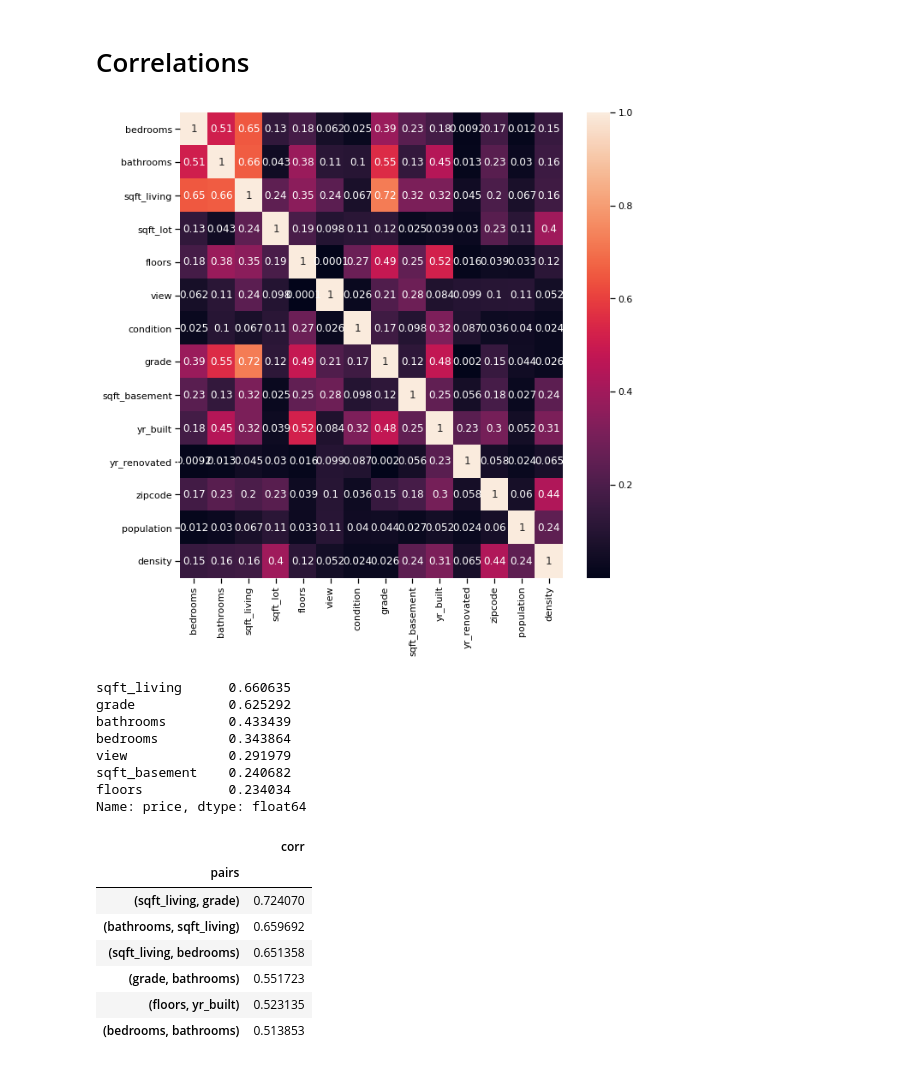
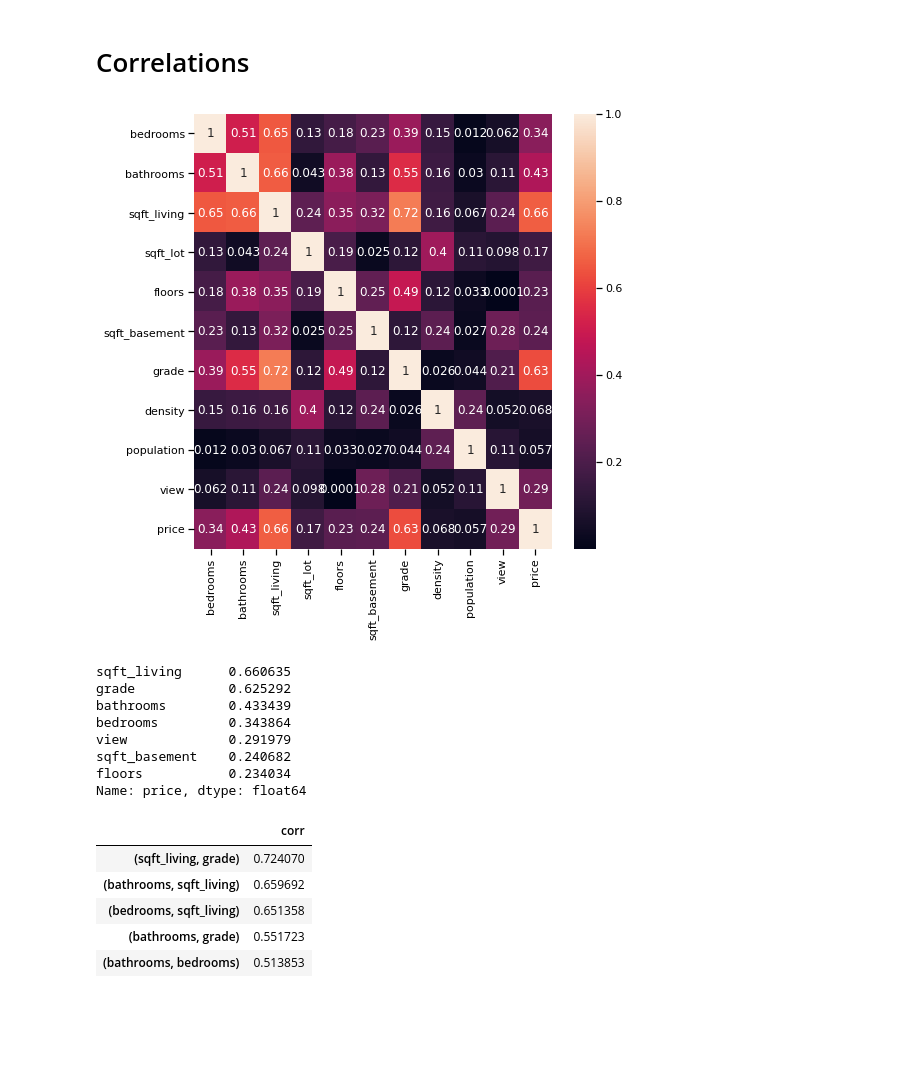
Before and after one commit to rlodetti/Housing_Project, a Jupyter notebook: EDA.ipynb, the cells around one changed output. Saved outputs shown, nothing was run; the diff lists cells and outputs as text; code cells hidden in the pictures; blank space fills up the shorter version.

```diff
--- a/EDA.ipynb
+++ b/EDA.ipynb
@@ -12,7 +30,7 @@ df = pd.read_csv('data/data_clean3.csv')
 # Visualizing numerical data with a pairplot
 nums = [
     'bedrooms', 'bathrooms', 'sqft_living', 'sqft_lot', 'floors',
-    'sqft_basement', 'grade', 'density','population', 'price'
+    'sqft_basement', 'grade', 'density','population','view', 'price'
 ]
 sns.pairplot(data=df[nums]);
 # %% [output]
@@ -46,9 +67,9 @@ for i,j in enumerate(cats):
 # Correlations
 # %%
 # Making a heatmap to visualize correlations between variables.
-fig,ax=plt.subplots(figsize=(10,10))
+fig,ax=plt.subplots(figsize=(8,8))
 sns.heatmap(df[nums].corr().abs(),annot=True,ax=ax);
 # %% [output]
-[figure, old version]
+[figure, new version]
 # %%
 # Sorting the numerical variables by their correlation to price.
@@ -73,27 +89,19 @@ floors           0.234034
 Name: price, dtype: float64
 # %%
 # Looking for multicollinearity by sorting pair-wise correlations between numerical variables.
-num_df = df[[
-    'bedrooms', 'bathrooms', 'sqft_living', 'sqft_lot', 'floors', 'view',
-    'condition', 'grade', 'sqft_basement', 'yr_built', 'yr_renovated',
-    'zipcode', 'population', 'density'
-]]
-
-corr_df = num_df.corr().abs().stack().reset_index().sort_values(0, ascending=False)
-corr_df['pairs'] = list(zip(corr_df.level_0, corr_df.level_1))
-corr_df.reset_index(inplace = True)
-corr_df.drop(columns=['index','level_1', 'level_0'], inplace = True)
+corr_df = df[nums[:-1]].corr().abs().stack().reset_index().sort_values(0, ascending=False)
+corr_df.index = list(zip(corr_df.level_0, corr_df.level_1))
+corr_df.drop(columns=['level_1', 'level_0'], inplace = True)
 corr_df.rename(columns={0:'corr'},inplace=True)
-corr_df = corr_df[corr_df['corr']!=1]
+corr_df = corr_df[corr_df['corr'].between(.5,.99)]
 corr_df.drop_duplicates(subset=['corr'],inplace=True)
-corr_df.set_index(keys='pairs', inplace = True)
-corr_df[corr_df['corr']>.5]
+corr_df
+# Since sqft_living and grade have a correlation above 0.7, I will not include both in my model
+# to avoid multicollinearity. Since sqft_living is more correlated with price, we will drop grade.
 # %% [output]
 |  | corr |
-| pairs |  |
 | (sqft_living, grade) | 0.724070 |
 | (bathrooms, sqft_living) | 0.659692 |
-| (sqft_living, bedrooms) | 0.651358 |
-| (grade, bathrooms) | 0.551723 |
-| (floors, yr_built) | 0.523135 |
-| (bedrooms, bathrooms) | 0.513853 |
+| (bedrooms, sqft_living) | 0.651358 |
+| (bathrooms, grade) | 0.551723 |
+| (bathrooms, bedrooms) | 0.513853 |
```
Also changed, not shown: parts of 5 cells of this notebook, 1 other file.
